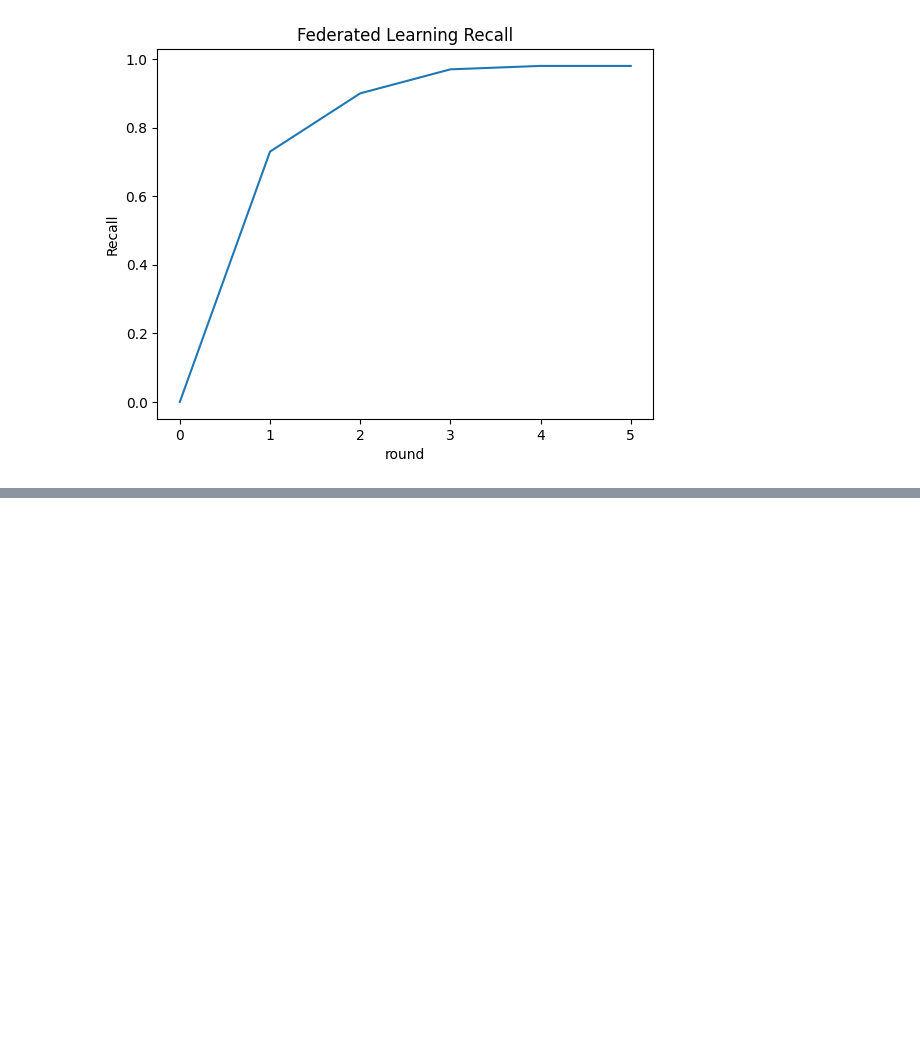
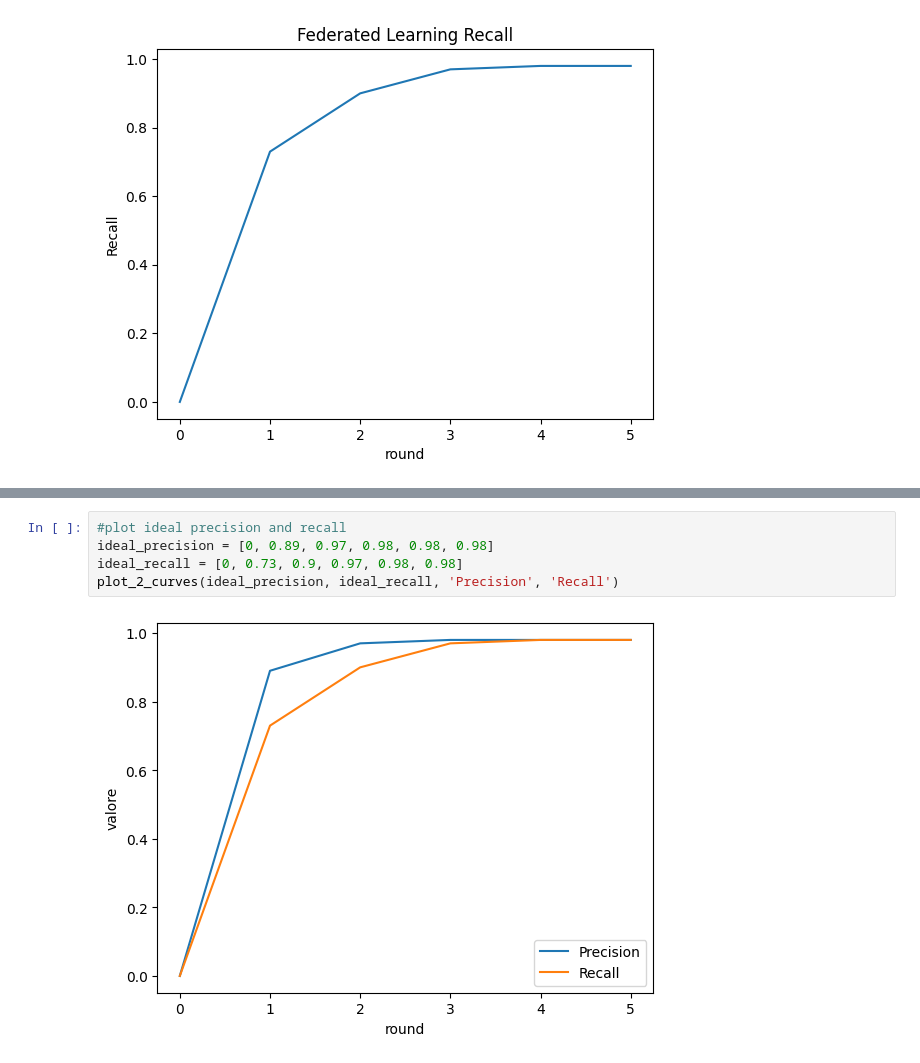
Before and after one commit to digesaremarco/NotebookGrafici, a Jupyter notebook: Grafici.ipynb, the cells around one changed output, grey strips where cells are left out. Drawn from its saved outputs; the diff is of its cells as text; blank space fills up the shorter version.

```diff
--- a/Grafici.ipynb
+++ b/Grafici.ipynb
@@ -126,0 +142,7 @@ plot_curve(ideal, title, ylabel)
+# %%
+#plot ideal precision and recall
+ideal_precision = [0, 0.89, 0.97, 0.98, 0.98, 0.98]
+ideal_recall = [0, 0.73, 0.9, 0.97, 0.98, 0.98]
+plot_2_curves(ideal_precision, ideal_recall, 'Precision', 'Recall')
+# %% [output]
+[figure, added]
```
Also changed, not shown: parts of 2 cells of this notebook.
